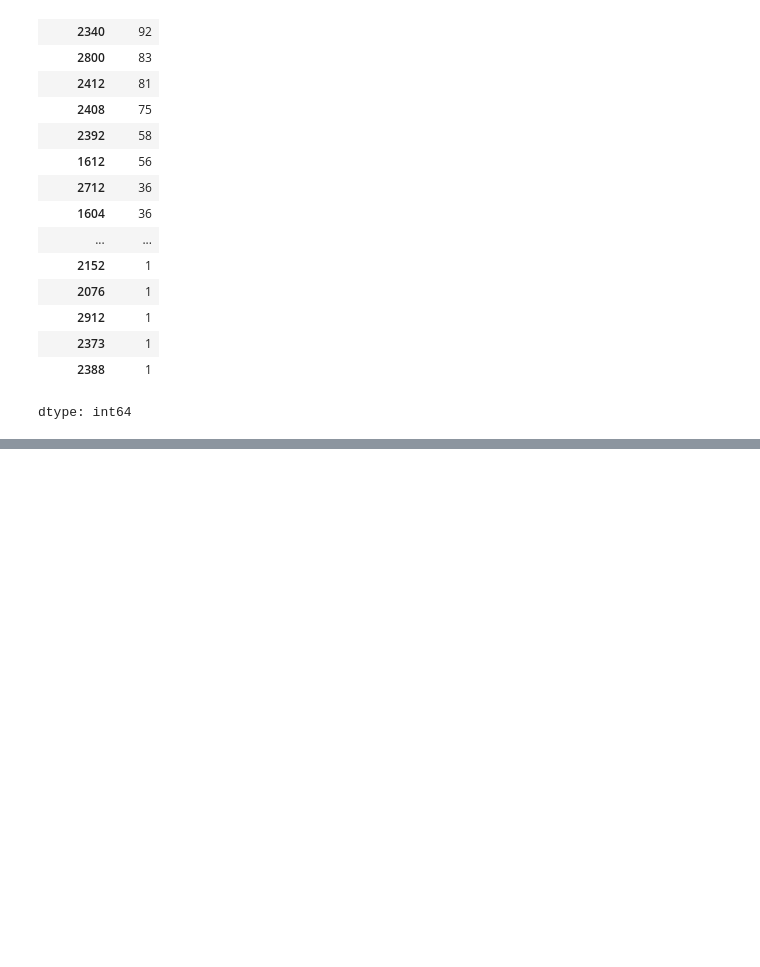
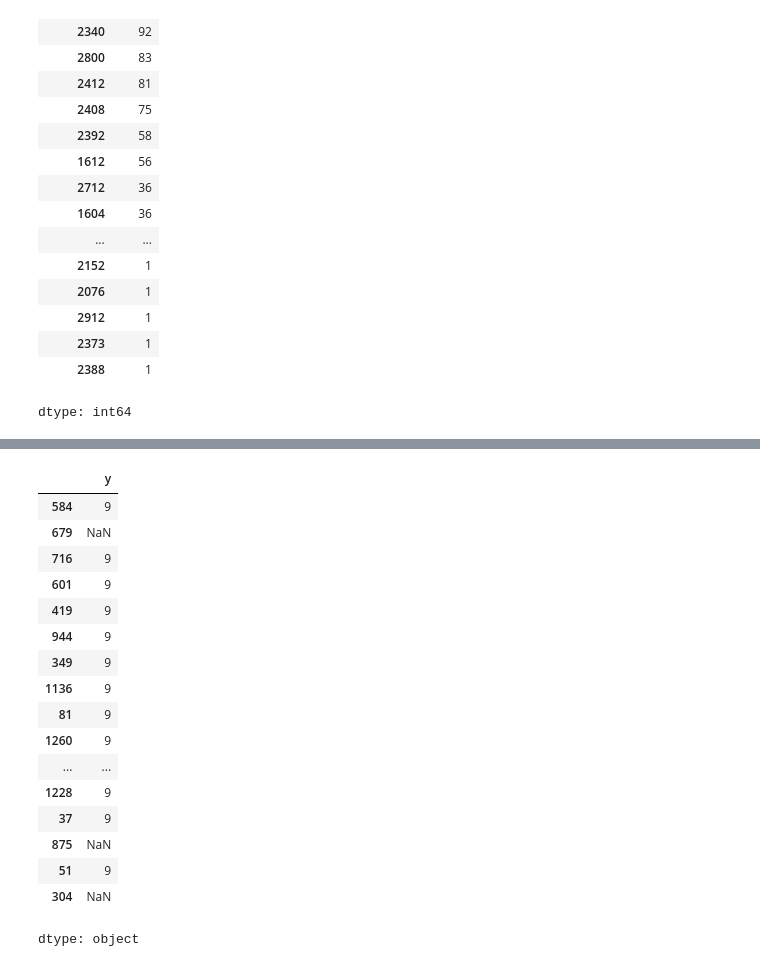
Before and after one commit to rajeshxdatascience/smartphone-recommender-system, a Jupyter notebook: SpecLens_AI_Data_Engineering.ipynb, the cells around one changed output, grey strips where cells are left out. Cells and saved outputs as stored; diff of their text form; code cells hidden in the pictures; blank space fills up the shorter version.

```diff
--- a/SpecLens_AI_Data_Engineering.ipynb
+++ b/SpecLens_AI_Data_Engineering.ipynb
@@ -1436,0 +1477,23 @@ memory usage: 689.9+ KB
+# %%
+df['y'] = df['aspect_ration_numeric'].str.strip().str.split(':').str.get(1).str.strip().str.split(' ').str.get(0)
+# %%
+df['y'].sample(20)
+# %% [output]
+|  | y |
+| 584 | 9 |
+| 679 | NaN |
+| 716 | 9 |
+| 601 | 9 |
+| 419 | 9 |
+| 944 | 9 |
+| 349 | 9 |
+| 1136 | 9 |
+| 81 | 9 |
+| 1260 | 9 |
+| ... | ... |
+| 1228 | 9 |
+| 37 | 9 |
+| 875 | NaN |
+| 51 | 9 |
+| 304 | NaN |
+dtype: object
```
Also changed, not shown: parts of 26 cells of this notebook.
